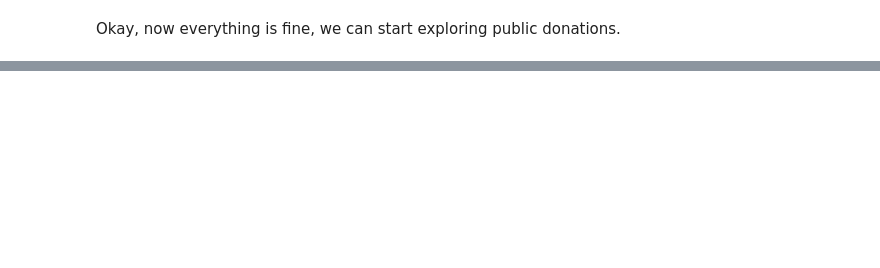
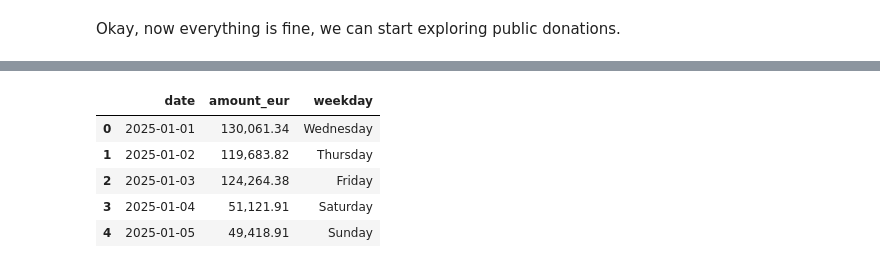
Before and after one commit to Gipnokrolik/ua-aid-intelligence-hub, a Jupyter notebook: notebooks/grassroots_funding_analisys.ipynb, the cells around one changed output, grey strips where cells are left out. Saved outputs shown, nothing was run; the diff lists cells and outputs as text; code cells hidden in the pictures; blank space fills up the shorter version.

```diff
--- a/notebooks/grassroots_funding_analisys.ipynb
+++ b/notebooks/grassroots_funding_analisys.ipynb
@@ -179,0 +214,11 @@ Okay, now everything is fine, we can start exploring public donations.
+# %%
+dayly['weekday'] = dayly.date.dt.day_name()
+# %%
+dayly.head()
+# %% [output]
+|  | date | amount_eur | weekday |
+| 0 | 2025-01-01 | 130,061.34 | Wednesday |
+| 1 | 2025-01-02 | 119,683.82 | Thursday |
+| 2 | 2025-01-03 | 124,264.38 | Friday |
+| 3 | 2025-01-04 | 51,121.91 | Saturday |
+| 4 | 2025-01-05 | 49,418.91 | Sunday |
```
Also changed, not shown: parts of 16 cells of this notebook.
